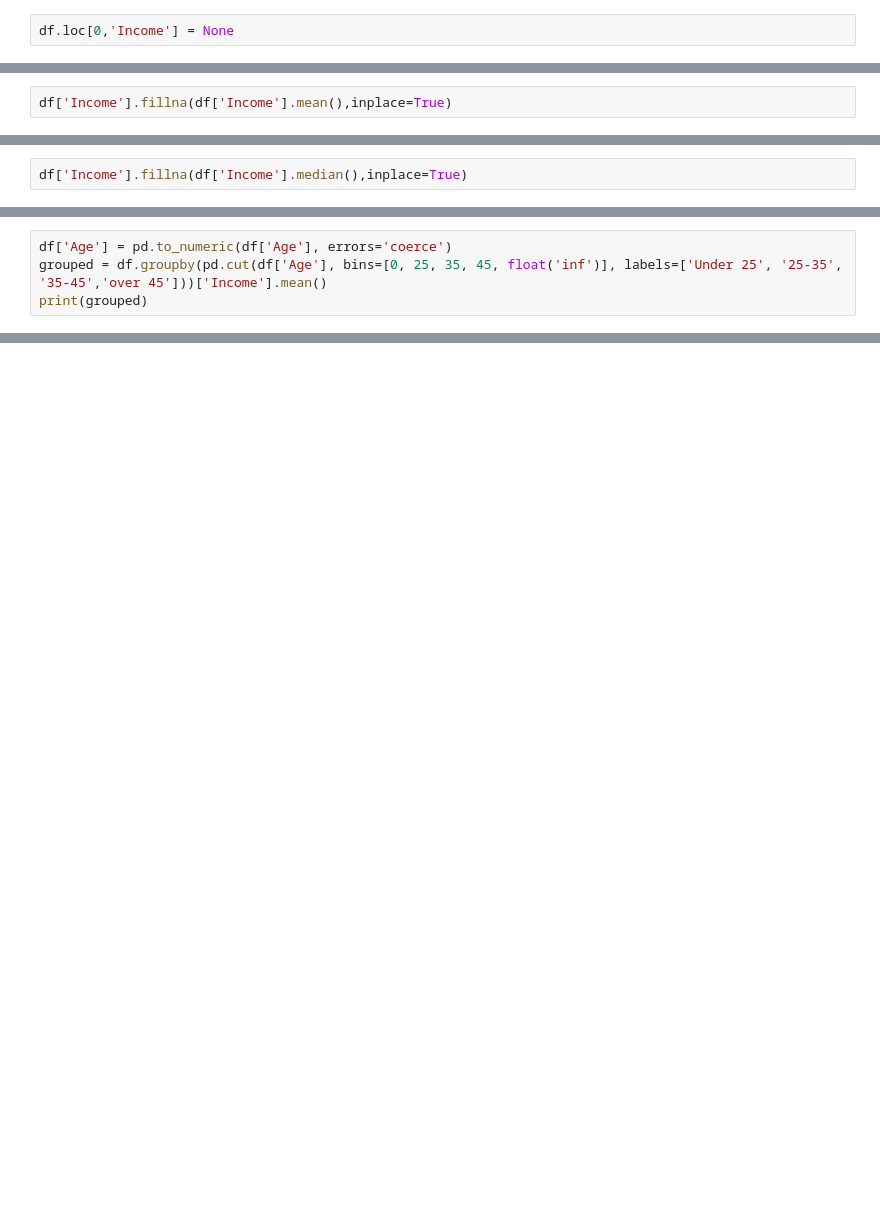
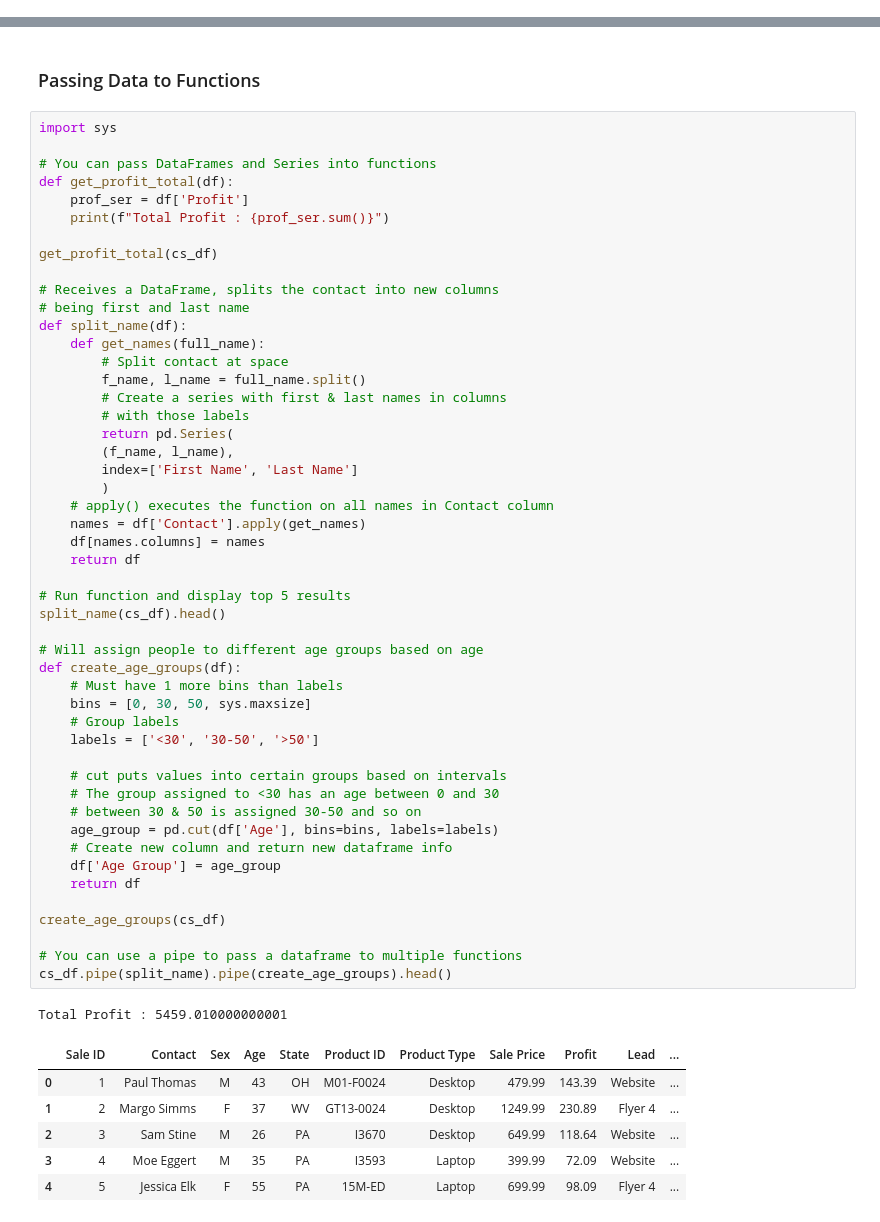
Before and after one commit to Priyam023002/ROKO1845, a Jupyter notebook: pandas.ipynb, the cells around one changed output, grey strips where cells are left out. Cells and saved outputs as stored; diff of their text form; blank space fills up the shorter version.

```diff
--- a/pandas.ipynb
+++ b/pandas.ipynb
@@ -241,2 +2,0 @@ df.head()
-# %%
-df.loc[0,'Income'] = None
@@ -252,2 +2,0 @@ df.head()
-# %%
-df['Income'].fillna(df['Income'].mean(),inplace=True)
@@ -270,2 +2,0 @@ df.head()
-# %%
-df['Income'].fillna(df['Income'].median(),inplace=True)
@@ -341,4 +2,0 @@ dtype: float64
-# %%
-df['Age'] = pd.to_numeric(df['Age'], errors='coerce')
-grouped = df.groupby(pd.cut(df['Age'], bins=[0, 25, 35, 45, float('inf')], labels=['Under 25', '25-35', '35-45','over 45']))['Income'].mean()
-print(grouped)
@@ -362,0 +591,59 @@ Probability Mass Function (PMF): {np.int64(1): np.float64(0.187), np.int64(2): n
+# %% [markdown]
+### Passing Data to Functions
+# %%
+import sys
+
+# You can pass DataFrames and Series into functions
+def get_profit_total(df):
+    prof_ser = df['Profit']
+    print(f"Total Profit : {prof_ser.sum()}")
+
+get_profit_total(cs_df)
+
+# Receives a DataFrame, splits the contact into new columns
+# being first and last name
+def split_name(df):
+    def get_names(full_name):
+        # Split contact at space
+        f_name, l_name = full_name.split()
+        # Create a series with first & last names in columns
+        # with those labels
+        return pd.Series(
+        (f_name, l_name),
+        index=['First Name', 'Last Name']
+        )
+    # apply() executes the function on all names in Contact column
+    names = df['Contact'].apply(get_names)
+    df[names.columns] = names
+    return df
+
+# Run function and display top 5 results
+split_name(cs_df).head()
+
+# Will assign people to different age groups based on age
+def create_age_groups(df):
+    # Must have 1 more bins than labels
+    bins = [0, 30, 50, sys.maxsize]
+    # Group labels
+    labels = ['<30', '30-50', '>50']
+
+    # cut puts values into certain groups based on intervals
+    # The group assigned to <30 has an age between 0 and 30
+    # between 30 & 50 is assigned 30-50 and so on
+    age_group = pd.cut(df['Age'], bins=bins, labels=labels)
+    # Create new column and return new dataframe info
+    df['Age Group'] = age_group
+    return df
+
+create_age_groups(cs_df)
+
+# You can use a pipe to pass a dataframe to multiple functions
+cs_df.pipe(split_name).pipe(create_age_groups).head()
+# %% [output]
+Total Profit : 5459.010000000001
+|  | Sale ID | Contact | Sex | Age | State | Product ID | Product Type | Sale Price | Profit | Lead | ... |
+| 0 | 1 | Paul Thomas | M | 43 | OH | M01-F0024 | Desktop | 479.99 | 143.39 | Website | ... |
+| 1 | 2 | Margo Simms | F | 37 | WV | GT13-0024 | Desktop | 1249.99 | 230.89 | Flyer 4 | ... |
+| 2 | 3 | Sam Stine | M | 26 | PA | I3670 | Desktop | 649.99 | 118.64 | Website | ... |
+| 3 | 4 | Moe Eggert | M | 35 | PA | I3593 | Laptop | 399.99 | 72.09 | Website | ... |
+| 4 | 5 | Jessica Elk | F | 55 | PA | 15M-ED | Laptop | 699.99 | 98.09 | Flyer 4 | ... |
```
Also changed, not shown: parts of 75 cells of this notebook.
